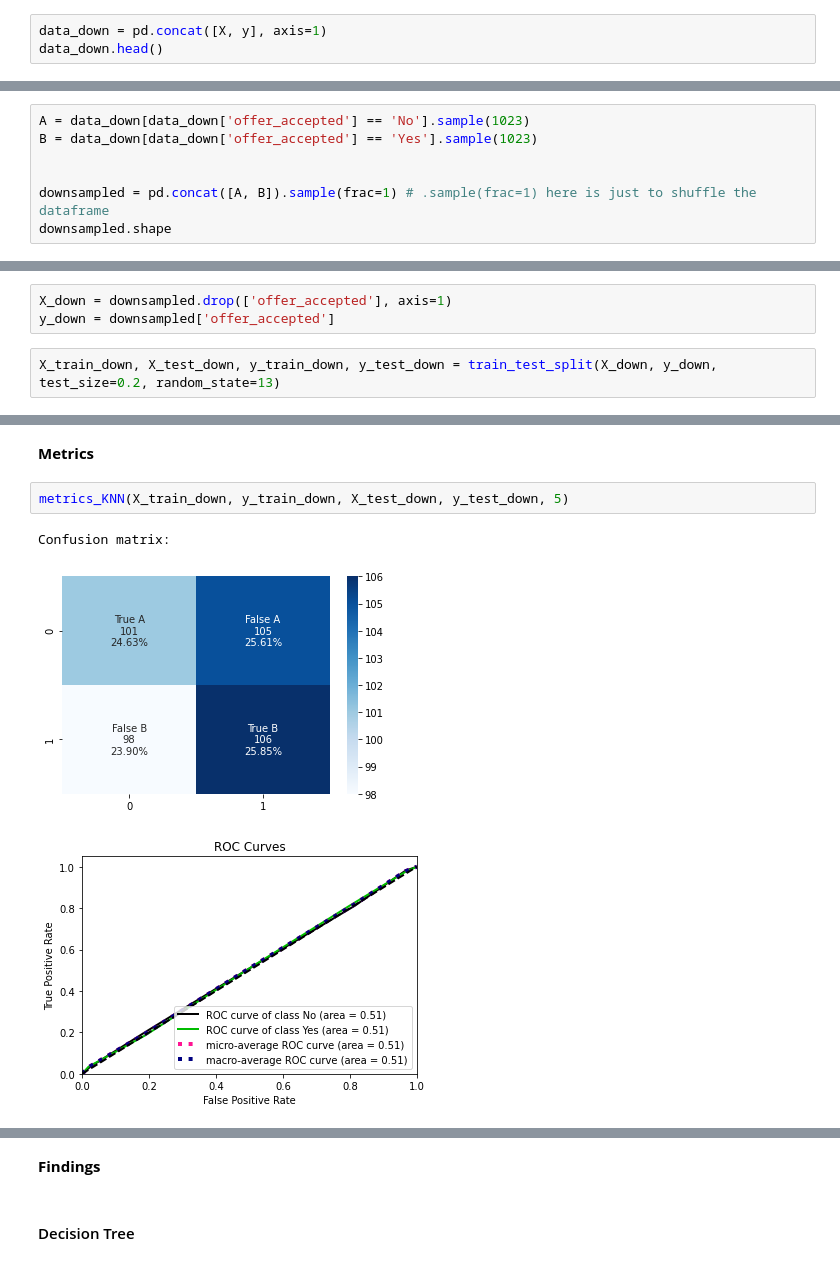
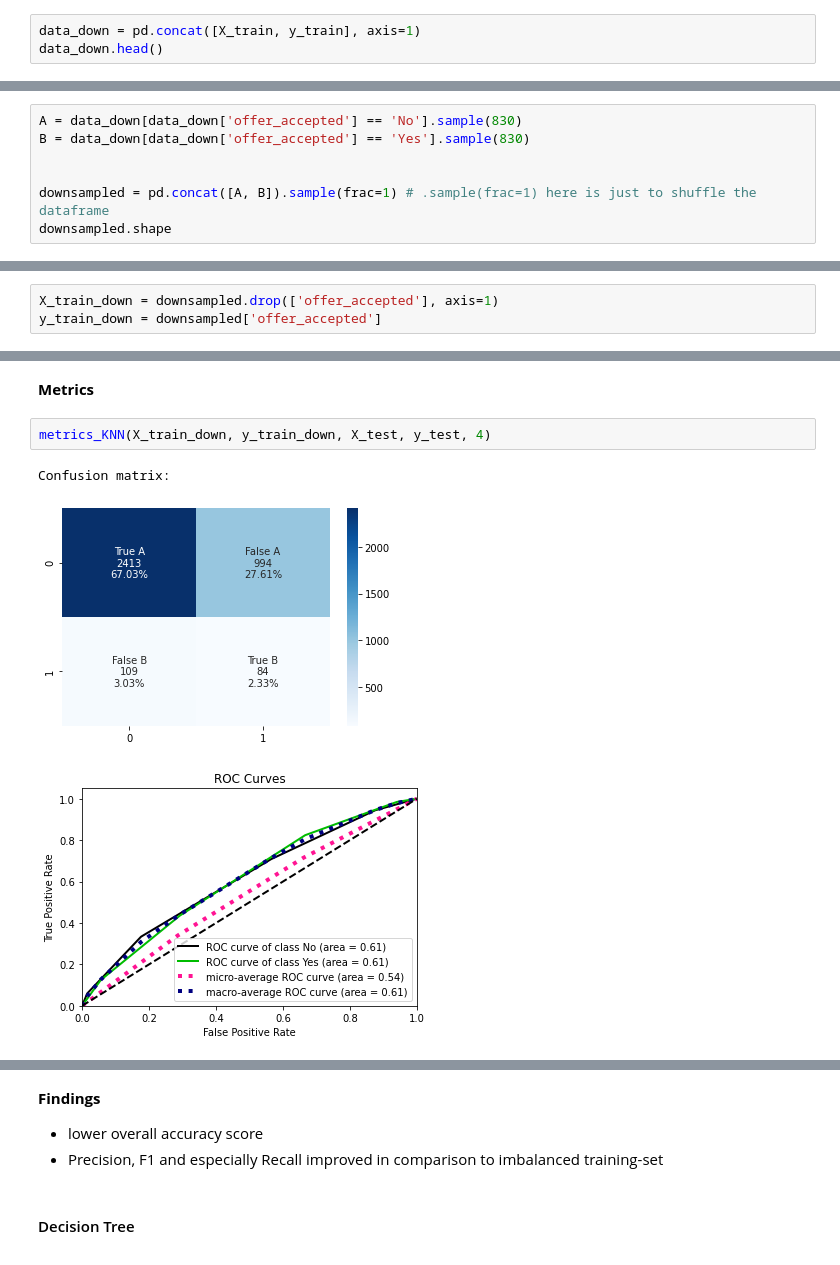
Before and after one commit to katharina-beriault/Midterm_Project_Credit-Card-Marketing_Classification, a Jupyter notebook: Python/Outcome.ipynb, the cells around one changed output, grey strips where cells are left out. Drawn from its saved outputs; the diff is of its cells as text.

```diff
--- a/Python/Outcome.ipynb
+++ b/Python/Outcome.ipynb
@@ -1235,6 +1282,6 @@ Yes     1023
 Name: offer_accepted, dtype: int64
 # %%
-data_down = pd.concat([X, y], axis=1)
+data_down = pd.concat([X_train, y_train], axis=1)
 data_down.head()
 # %% [output]
 |  | number_bank_accounts_open | number_credit_cards_held | number_homes_owned | household_size | ... |
@@ -1247,6 +1294,6 @@ data_down.head()
 # %%
-A = data_down[data_down['offer_accepted'] == 'No'].sample(1023)
-B = data_down[data_down['offer_accepted'] == 'Yes'].sample(1023)
+A = data_down[data_down['offer_accepted'] == 'No'].sample(830)
+B = data_down[data_down['offer_accepted'] == 'Yes'].sample(830)
 
 
 downsampled = pd.concat([A, B]).sample(frac=1) # .sample(frac=1) here is just to shuffle the dataframe
@@ -1256,8 +1303,6 @@ downsampled.shape
 # %%
-X_down = downsampled.drop(['offer_accepted'], axis=1)
-y_down = downsampled['offer_accepted']
+X_train_down = downsampled.drop(['offer_accepted'], axis=1)
+y_train_down = downsampled['offer_accepted']
-# %%
-X_train_down, X_test_down, y_train_down, y_test_down = train_test_split(X_down, y_down, test_size=0.2, random_state=13)
 # %% [markdown]
 #### Logistic Regression
 # %% [markdown]
@@ -1326,11 +1373,11 @@ dtype: int64
 # %% [markdown]
 **Metrics**
 # %%
-metrics_KNN(X_train_down, y_train_down, X_test_down, y_test_down, 5)
+metrics_KNN(X_train_down, y_train_down, X_test, y_test, 4)
 # %% [output]
 Confusion matrix:
-[figure, old version]
+[figure, new version]
-[figure, old version]
+[figure, new version]
 Classification report:
 
               precision    recall  f1-score   support
@@ -1344,5 +1391,7 @@ weighted avg       0.50      0.50      0.50       410
 # %% [markdown]
 **Findings**
+- lower overall accuracy score
+- Precision, F1 and especially Recall improved in comparison to imbalanced training-set
 # %% [markdown]
 #### Decision Tree
 # %% [markdown]
```
Also changed, not shown: parts of 140 cells of this notebook, 2 other files.
